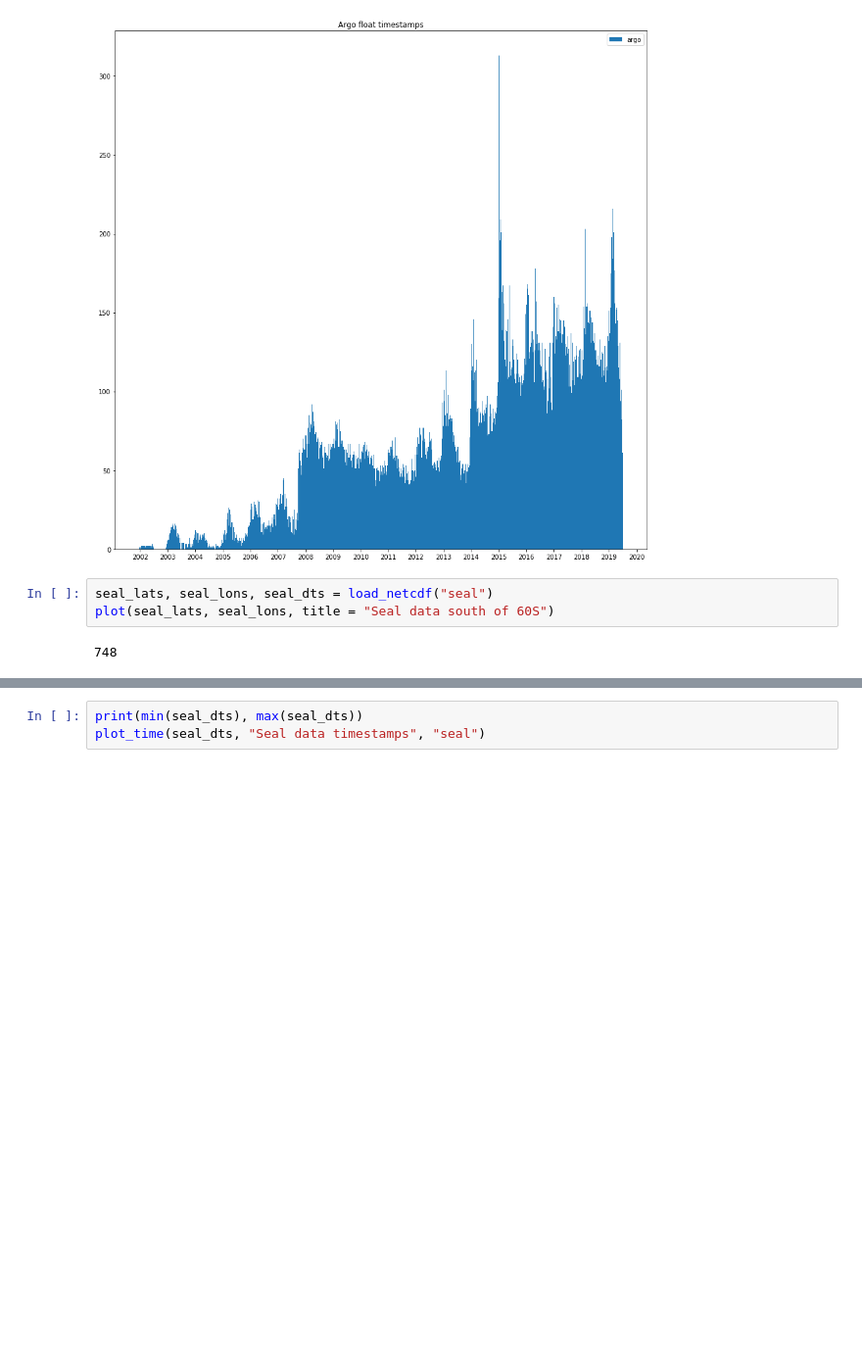
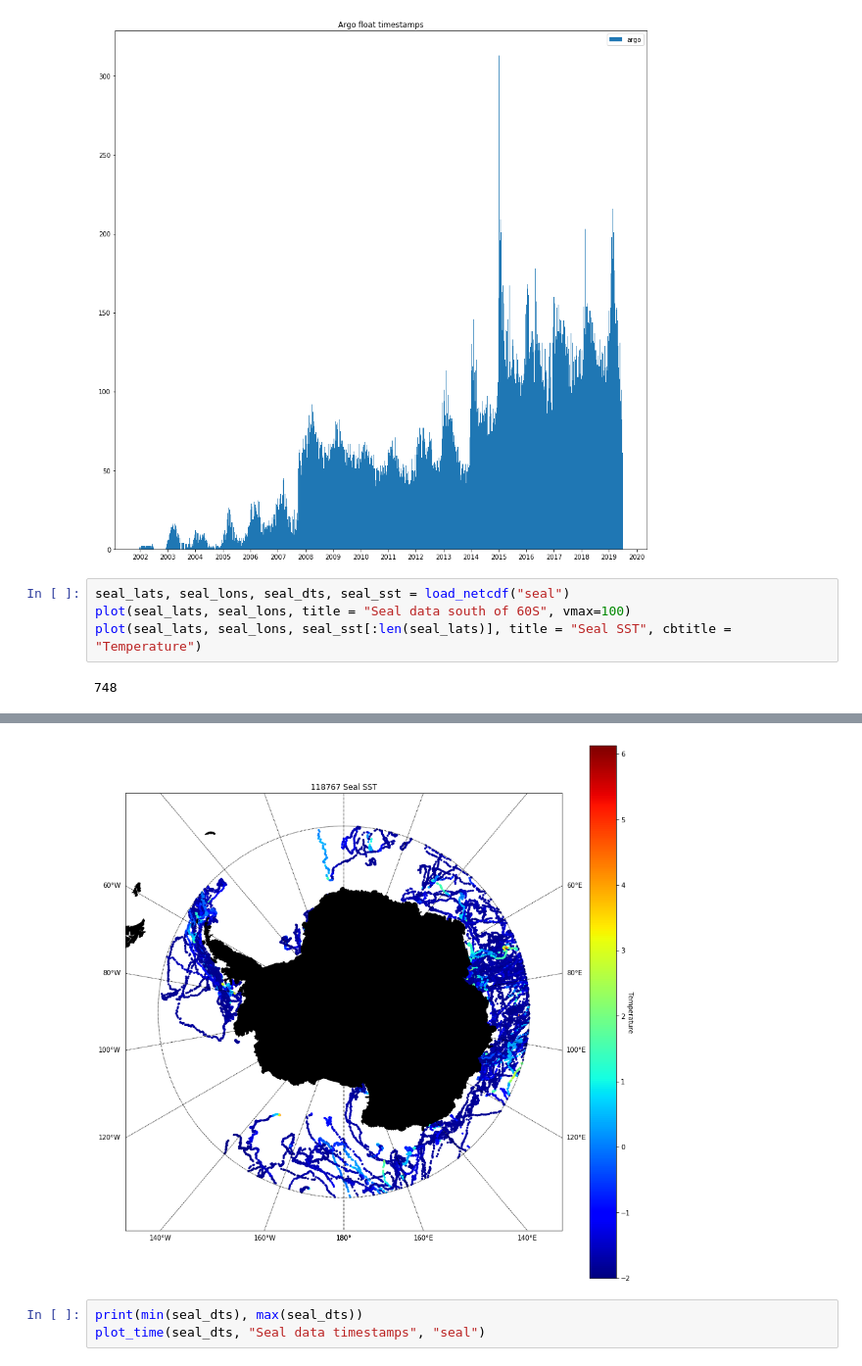
Before and after one commit to UoA-eResearch/argo, a Jupyter notebook: plot.ipynb, the cells around one changed output, grey strips where cells are left out. Shown at 98% size. Saved outputs shown, nothing was run; the diff lists cells and outputs as text; blank space fills up the shorter version.

```diff
--- a/plot.ipynb
+++ b/plot.ipynb
@@ -88,12 +97,14 @@ plot_time(argo_dts, "Argo float timestamps", "argo")
 2001-12-21 15:53:45 2019-07-04 19:53:14
 [figure]
 # %%
-seal_lats, seal_lons, seal_dts = load_netcdf("seal")
-plot(seal_lats, seal_lons, title = "Seal data south of 60S")
+seal_lats, seal_lons, seal_dts, seal_sst = load_netcdf("seal")
+plot(seal_lats, seal_lons, title = "Seal data south of 60S", vmax=100)
+plot(seal_lats, seal_lons, seal_sst[:len(seal_lats)], title = "Seal SST", cbtitle = "Temperature")
 # %% [output]
 748
 [interactive output not drawn]
 [figure]
+[figure, added]
 # %%
 print(min(seal_dts), max(seal_dts))
 plot_time(seal_dts, "Seal data timestamps", "seal")
```
Also changed, not shown: parts of 5 cells of this notebook, 1 other file.
